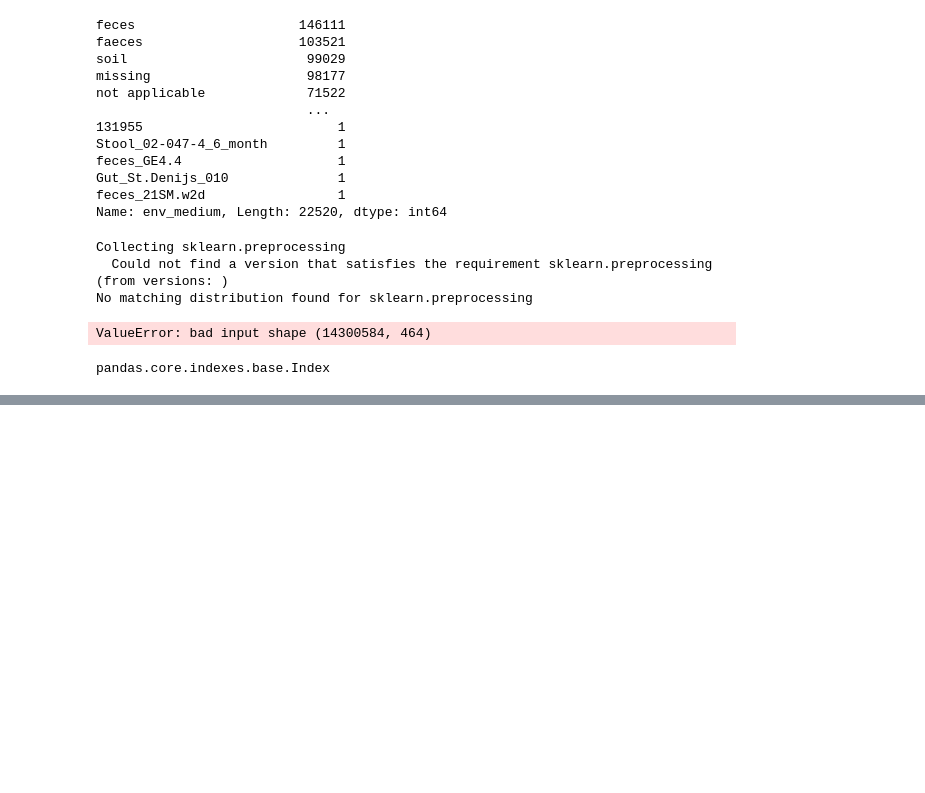
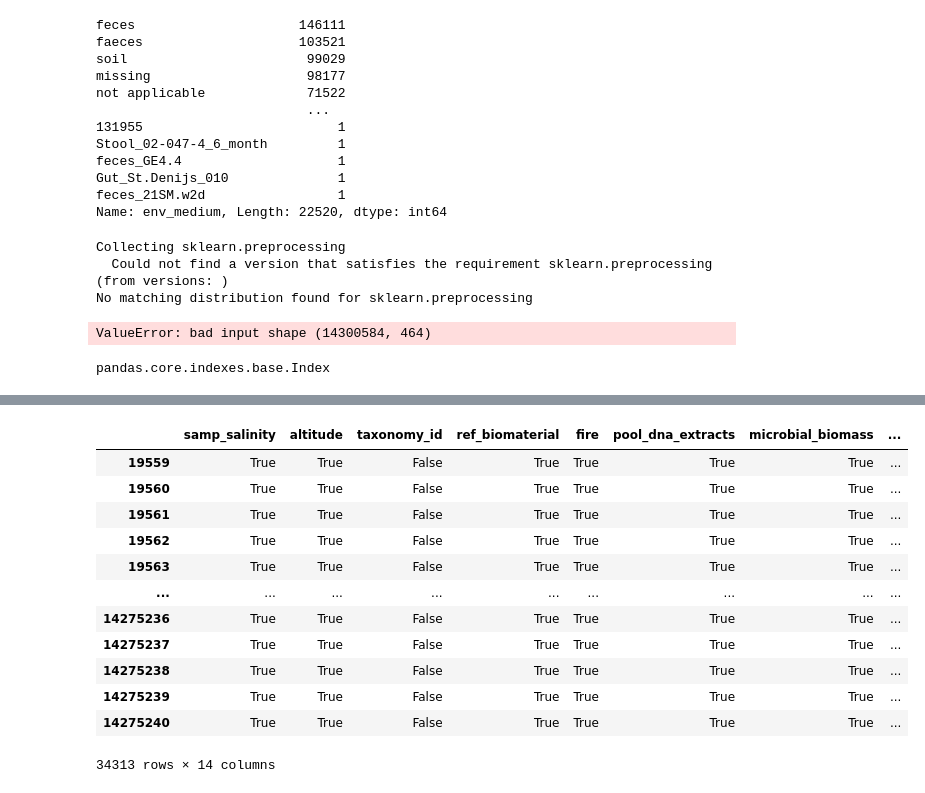
Before and after one commit to INCATools/biosample-analysis, a Jupyter notebook: notebooks/first_analysis_notebook.ipynb, the cells around one changed output, grey strips where cells are left out. Saved outputs shown, nothing was run; the diff lists cells and outputs as text; code cells hidden in the pictures; blank space fills up the shorter version.

```diff
--- a/notebooks/first_analysis_notebook.ipynb
+++ b/notebooks/first_analysis_notebook.ipynb
@@ -140,0 +284,3 @@ pandas.core.indexes.base.Index
+# %%
+df_onlyenv_nona_describe = df_onlyenv_nona.describe(include='all')
+df_onlyenv_nona_describe
@@ -140,0 +312,3 @@ pandas.core.indexes.base.Index
+# %%
+df_onlyenv_nona_num_index = df_onlyenv_nona_describe.loc['top',:].str.isnumeric()
+df_onlyenv_nona_num_index
@@ -140,0 +328,2 @@ pandas.core.indexes.base.Index
+# %%
+df_onlyenv_nona_num = df_onlyenv_nona[df_onlyenv_nona.columns[df_onlyenv_nona_num_index]]
@@ -140,0 +359,4 @@ pandas.core.indexes.base.Index
+# %%
+#df_onlyenv_nona_num_nostr = pd.to_numeric(df_onlyenv_nona_num_nostr)
+df_onlyenv_nona_num_nostr = df_onlyenv_nona_num.apply(pd.to_numeric, errors="coerce")
+#df_onlyenv_nona_num_nostr = df_onlyenv_nona_num.astype(int)
@@ -140,0 +386,16 @@ pandas.core.indexes.base.Index
+# %%
+df_onlyenv_nona_num_nostr.isnull()
+# %% [output]
+|  | samp_salinity | altitude | taxonomy_id | ref_biomaterial | fire | pool_dna_extracts | microbial_biomass | ... |
+| 19559 | True | True | False | True | True | True | True | ... |
+| 19560 | True | True | False | True | True | True | True | ... |
+| 19561 | True | True | False | True | True | True | True | ... |
+| 19562 | True | True | False | True | True | True | True | ... |
+| 19563 | True | True | False | True | True | True | True | ... |
+| ... | ... | ... | ... | ... | ... | ... | ... | ... |
+| 14275236 | True | True | False | True | True | True | True | ... |
+| 14275237 | True | True | False | True | True | True | True | ... |
+| 14275238 | True | True | False | True | True | True | True | ... |
+| 14275239 | True | True | False | True | True | True | True | ... |
+| 14275240 | True | True | False | True | True | True | True | ... |
+34313 rows × 14 columns
```
Also changed, not shown: parts of 33 cells of this notebook.
